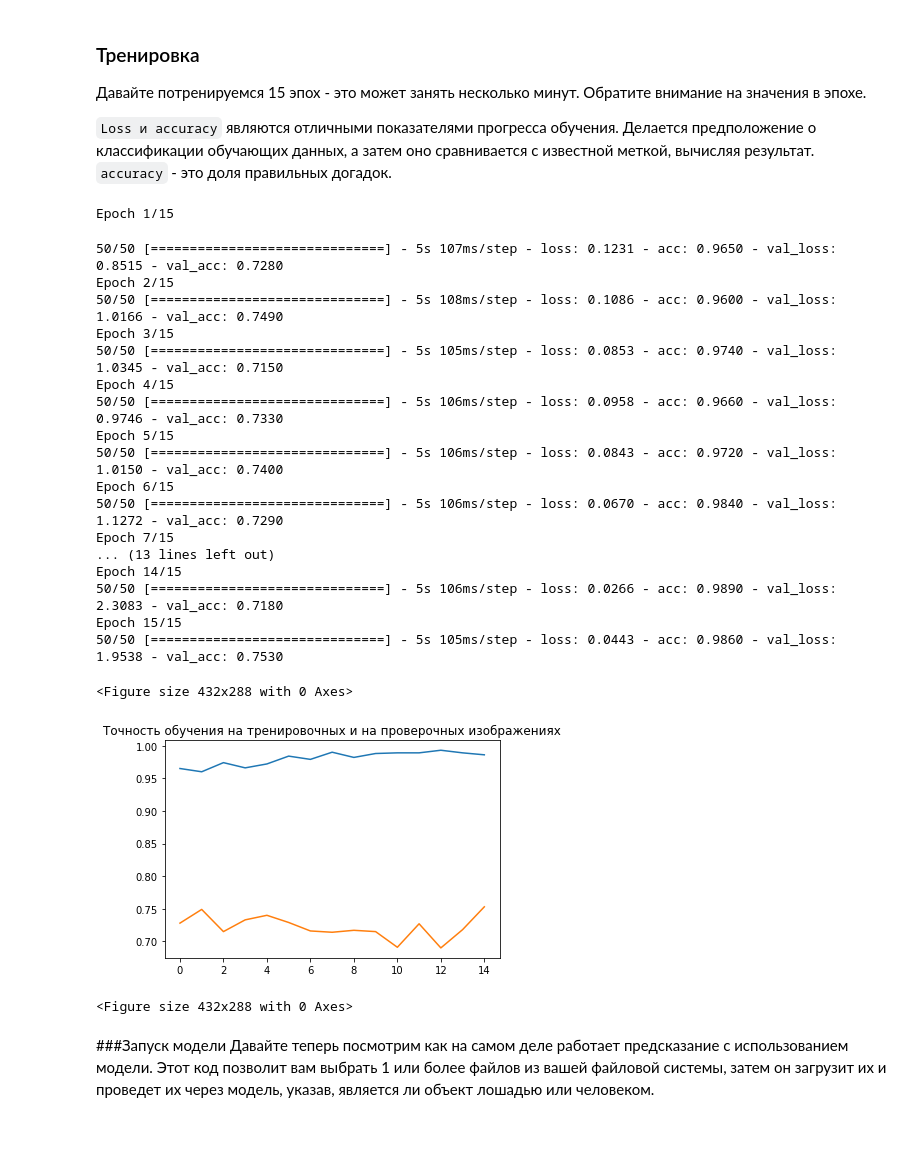
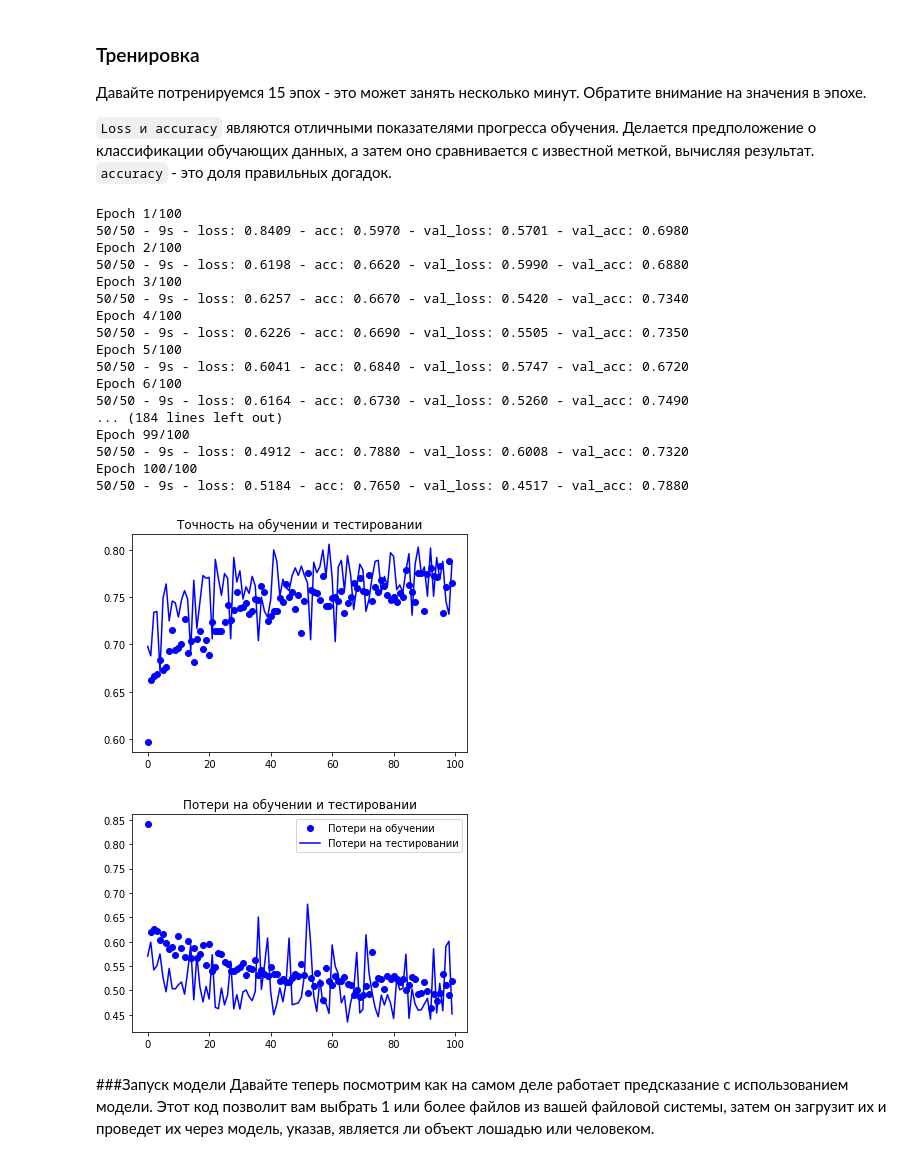
Before and after one commit to Dmitrijg24k/-NeuralNetwork, a Jupyter notebook: Копия_блокнота_"Course_1_Part_8_Lesson_4_Notebook_ipynb".ipynb, the cells around one changed output. Saved outputs shown, nothing was run; the diff lists cells and outputs as text; code cells hidden in the pictures; blank space fills up the shorter version.

```diff
--- a/Копия_блокнота_"Course_1_Part_8_Lesson_4_Notebook_ipynb".ipynb
+++ b/Копия_блокнота_"Course_1_Part_8_Lesson_4_Notebook_ipynb".ipynb
@@ -109,17 +109,17 @@ import tensorflow as tf
 model = tf.keras.models.Sequential([
     # Обратите внимание, что входной формой является желаемый размер изображения 150x150 с 3 байтами цвета
     # This is the first convolution
-    tf.keras.layers.Conv2D(16, (3,3), activation='relu', input_shape=(150, 150, 3)),
+    tf.keras.layers.Conv2D(32, (3,3), activation='relu', input_shape=(150, 150, 3)),
     tf.keras.layers.MaxPooling2D(2, 2),
     # The second convolution
-    tf.keras.layers.Conv2D(32, (3,3), activation='relu'),
+    tf.keras.layers.Conv2D(64, (3,3), activation='relu'),
     tf.keras.layers.MaxPooling2D(2,2),
     # The third convolution
-    tf.keras.layers.Conv2D(64, (3,3), activation='relu'),
+    tf.keras.layers.Conv2D(128, (3,3), activation='relu'),
     tf.keras.layers.MaxPooling2D(2,2),
     # The fourth convolution
-    #tf.keras.layers.Conv2D(64, (3,3), activation='relu'),
-    #tf.keras.layers.MaxPooling2D(2,2),
+    tf.keras.layers.Conv2D(128, (3,3), activation='relu'),
+    tf.keras.layers.MaxPooling2D(2,2),
     # The fifth convolution
     #tf.keras.layers.Conv2D(64, (3,3), activation='relu'),
     #tf.keras.layers.MaxPooling2D(2,2),
@@ -145,7 +145,7 @@ The "output shape" column shows how the size of your feature map evolves in each
 from tensorflow.keras.optimizers import RMSprop
 
 model.compile(loss='binary_crossentropy',
-              optimizer=RMSprop(lr=0.001),
+              optimizer=RMSprop(lr=1e-4),
               metrics=['acc'])
 # %% [markdown]
 ###Предварительная обработка данных
@@ -158,7 +158,14 @@ model.compile(loss='binary_crossentropy',
 from tensorflow.keras.preprocessing.image import ImageDataGenerator
 
 # Все пиксели изображения будут пересчитаны 1./255
-train_datagen = ImageDataGenerator(rescale=1/255)
+train_datagen = ImageDataGenerator(rescale=1./255,
+      rotation_range=40,
+      width_shift_range=0.2,
+      height_shift_range=0.2,
+      shear_range=0.2,
+      zoom_range=0.2,
+      horizontal_flip=True,
+      fill_mode='nearest')
 validation_datagen = ImageDataGenerator(rescale=1/255)
 
 # Поток обучающих изображений в партиях по 128 с использованием генератора train_datagen
@@ -187,42 +194,45 @@ Found 1000 images belonging to 2 classes.
 # %%
 history = model.fit_generator(
       train_generator,
       steps_per_epoch=50,
-      epochs=15,
-      verbose=1,
+      epochs=100,
+      verbose=2,
       validation_data = validation_generator,
       validation_steps=50)
 acc      = history.history[     'acc' ]
 val_acc  = history.history[ 'val_acc' ]
 loss     = history.history[    'loss' ]
 val_loss = history.history['val_loss' ]
 epochs   = range(len(acc))
-plt.plot  ( epochs, acc )
-plt.plot  ( epochs, val_acc )
-plt.title ('Точность обучения на тренировочных и на проверочных изображениях')
+plt.plot(epochs, acc, 'bo', label='Точность на обучении')
+plt.plot(epochs, val_acc, 'b', label='Точность на тестировании')
+plt.title('Точность на обучении и тестировании')
 plt.figure()
+plt.plot(epochs, loss, 'bo', label='Потери на обучении')
+plt.plot(epochs, val_loss, 'b', label='Потери на тестировании')
+plt.title('Потери на обучении и тестировании')
+plt.legend()
+plt.show()
 # %% [output]
-Epoch 1/15
+Epoch 1/100
+50/50 - 9s - loss: 0.8409 - acc: 0.5970 - val_loss: 0.5701 - val_acc: 0.6980
+Epoch 2/100
+50/50 - 9s - loss: 0.6198 - acc: 0.6620 - val_loss: 0.5990 - val_acc: 0.6880
+Epoch 3/100
+50/50 - 9s - loss: 0.6257 - acc: 0.6670 - val_loss: 0.5420 - val_acc: 0.7340
+Epoch 4/100
+50/50 - 9s - loss: 0.6226 - acc: 0.6690 - val_loss: 0.5505 - val_acc: 0.7350
+Epoch 5/100
+50/50 - 9s - loss: 0.6041 - acc: 0.6840 - val_loss: 0.5747 - val_acc: 0.6720
+Epoch 6/100
+50/50 - 9s - loss: 0.6164 - acc: 0.6730 - val_loss: 0.5260 - val_acc: 0.7490
+... (184 lines left out)
+Epoch 99/100
+50/50 - 9s - loss: 0.4912 - acc: 0.7880 - val_loss: 0.6008 - val_acc: 0.7320
+Epoch 100/100
+50/50 - 9s - loss: 0.5184 - acc: 0.7650 - val_loss: 0.4517 - val_acc: 0.7880
-50/50 [==============================] - 5s 107ms/step - loss: 0.1231 - acc: 0.9650 - val_loss: 0.8515 - val_acc: 0.7280
-Epoch 2/15
-50/50 [==============================] - 5s 108ms/step - loss: 0.1086 - acc: 0.9600 - val_loss: 1.0166 - val_acc: 0.7490
-Epoch 3/15
-50/50 [==============================] - 5s 105ms/step - loss: 0.0853 - acc: 0.9740 - val_loss: 1.0345 - val_acc: 0.7150
-Epoch 4/15
-50/50 [==============================] - 5s 106ms/step - loss: 0.0958 - acc: 0.9660 - val_loss: 0.9746 - val_acc: 0.7330
-Epoch 5/15
-50/50 [==============================] - 5s 106ms/step - loss: 0.0843 - acc: 0.9720 - val_loss: 1.0150 - val_acc: 0.7400
-Epoch 6/15
-50/50 [==============================] - 5s 106ms/step - loss: 0.0670 - acc: 0.9840 - val_loss: 1.1272 - val_acc: 0.7290
-Epoch 7/15
-... (13 lines left out)
-Epoch 14/15
-50/50 [==============================] - 5s 106ms/step - loss: 0.0266 - acc: 0.9890 - val_loss: 2.3083 - val_acc: 0.7180
-Epoch 15/15
-50/50 [==============================] - 5s 105ms/step - loss: 0.0443 - acc: 0.9860 - val_loss: 1.9538 - val_acc: 0.7530
-<Figure size 432x288 with 0 Axes>
-[figure, old version]
+[figure, new version]
-<Figure size 432x288 with 0 Axes>
+[figure, added]
 # %% [markdown]
 ###Запуск модели
 Давайте теперь посмотрим как на самом деле работает предсказание с использованием модели. Этот код позволит вам выбрать 1 или более файлов из вашей файловой системы, затем он загрузит их и проведет их через модель, указав, является ли объект лошадью или человеком.
```
